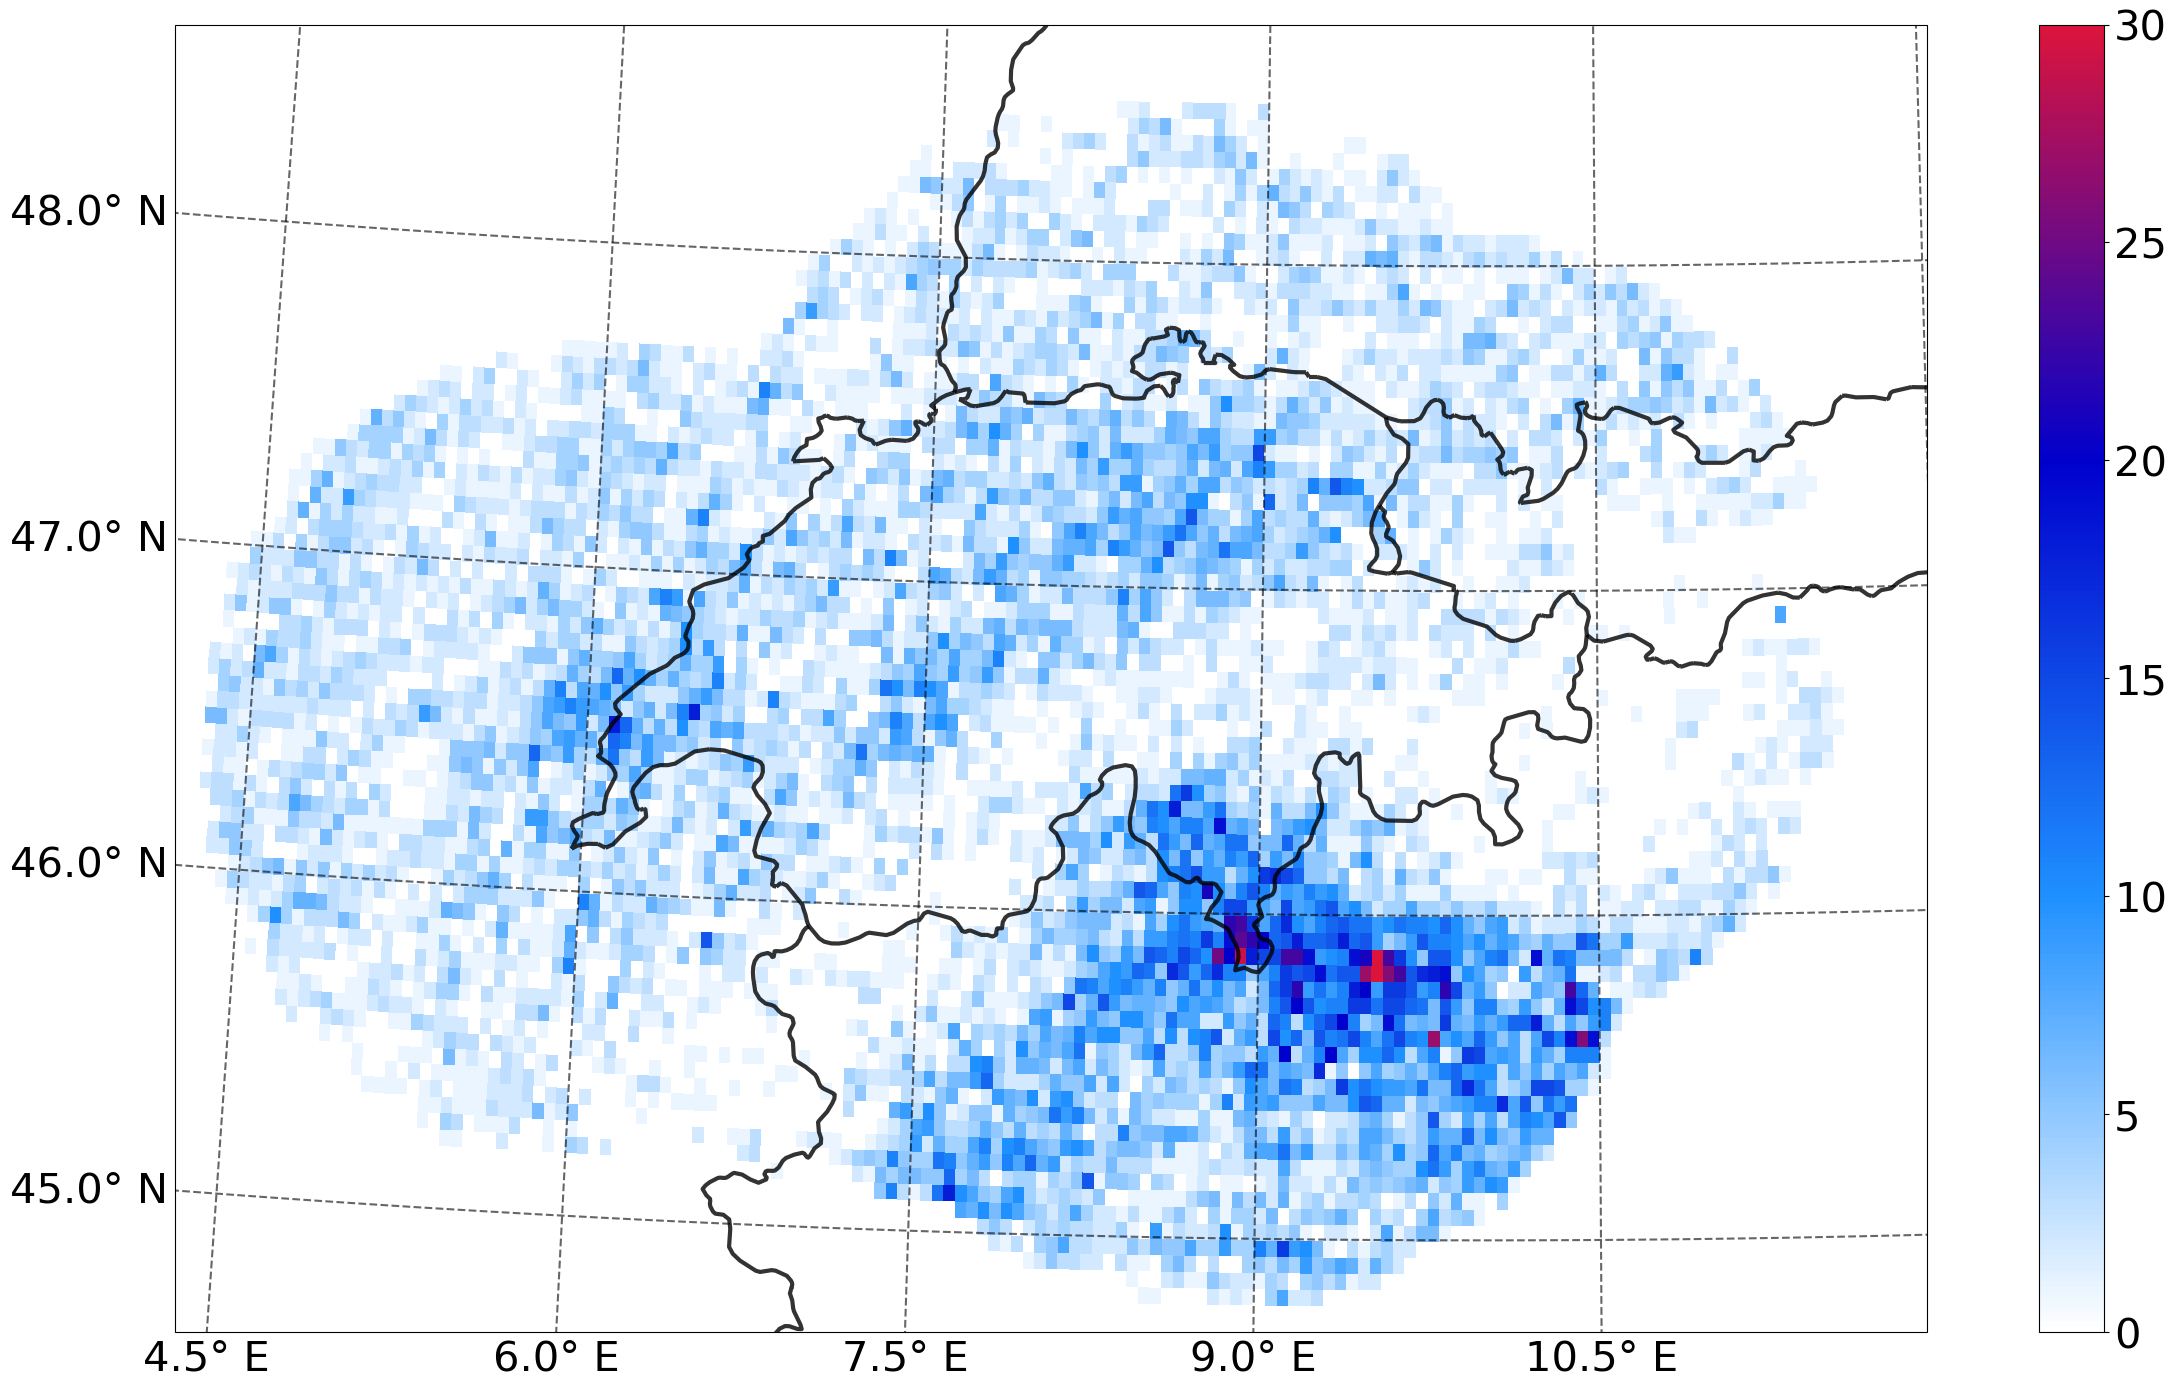
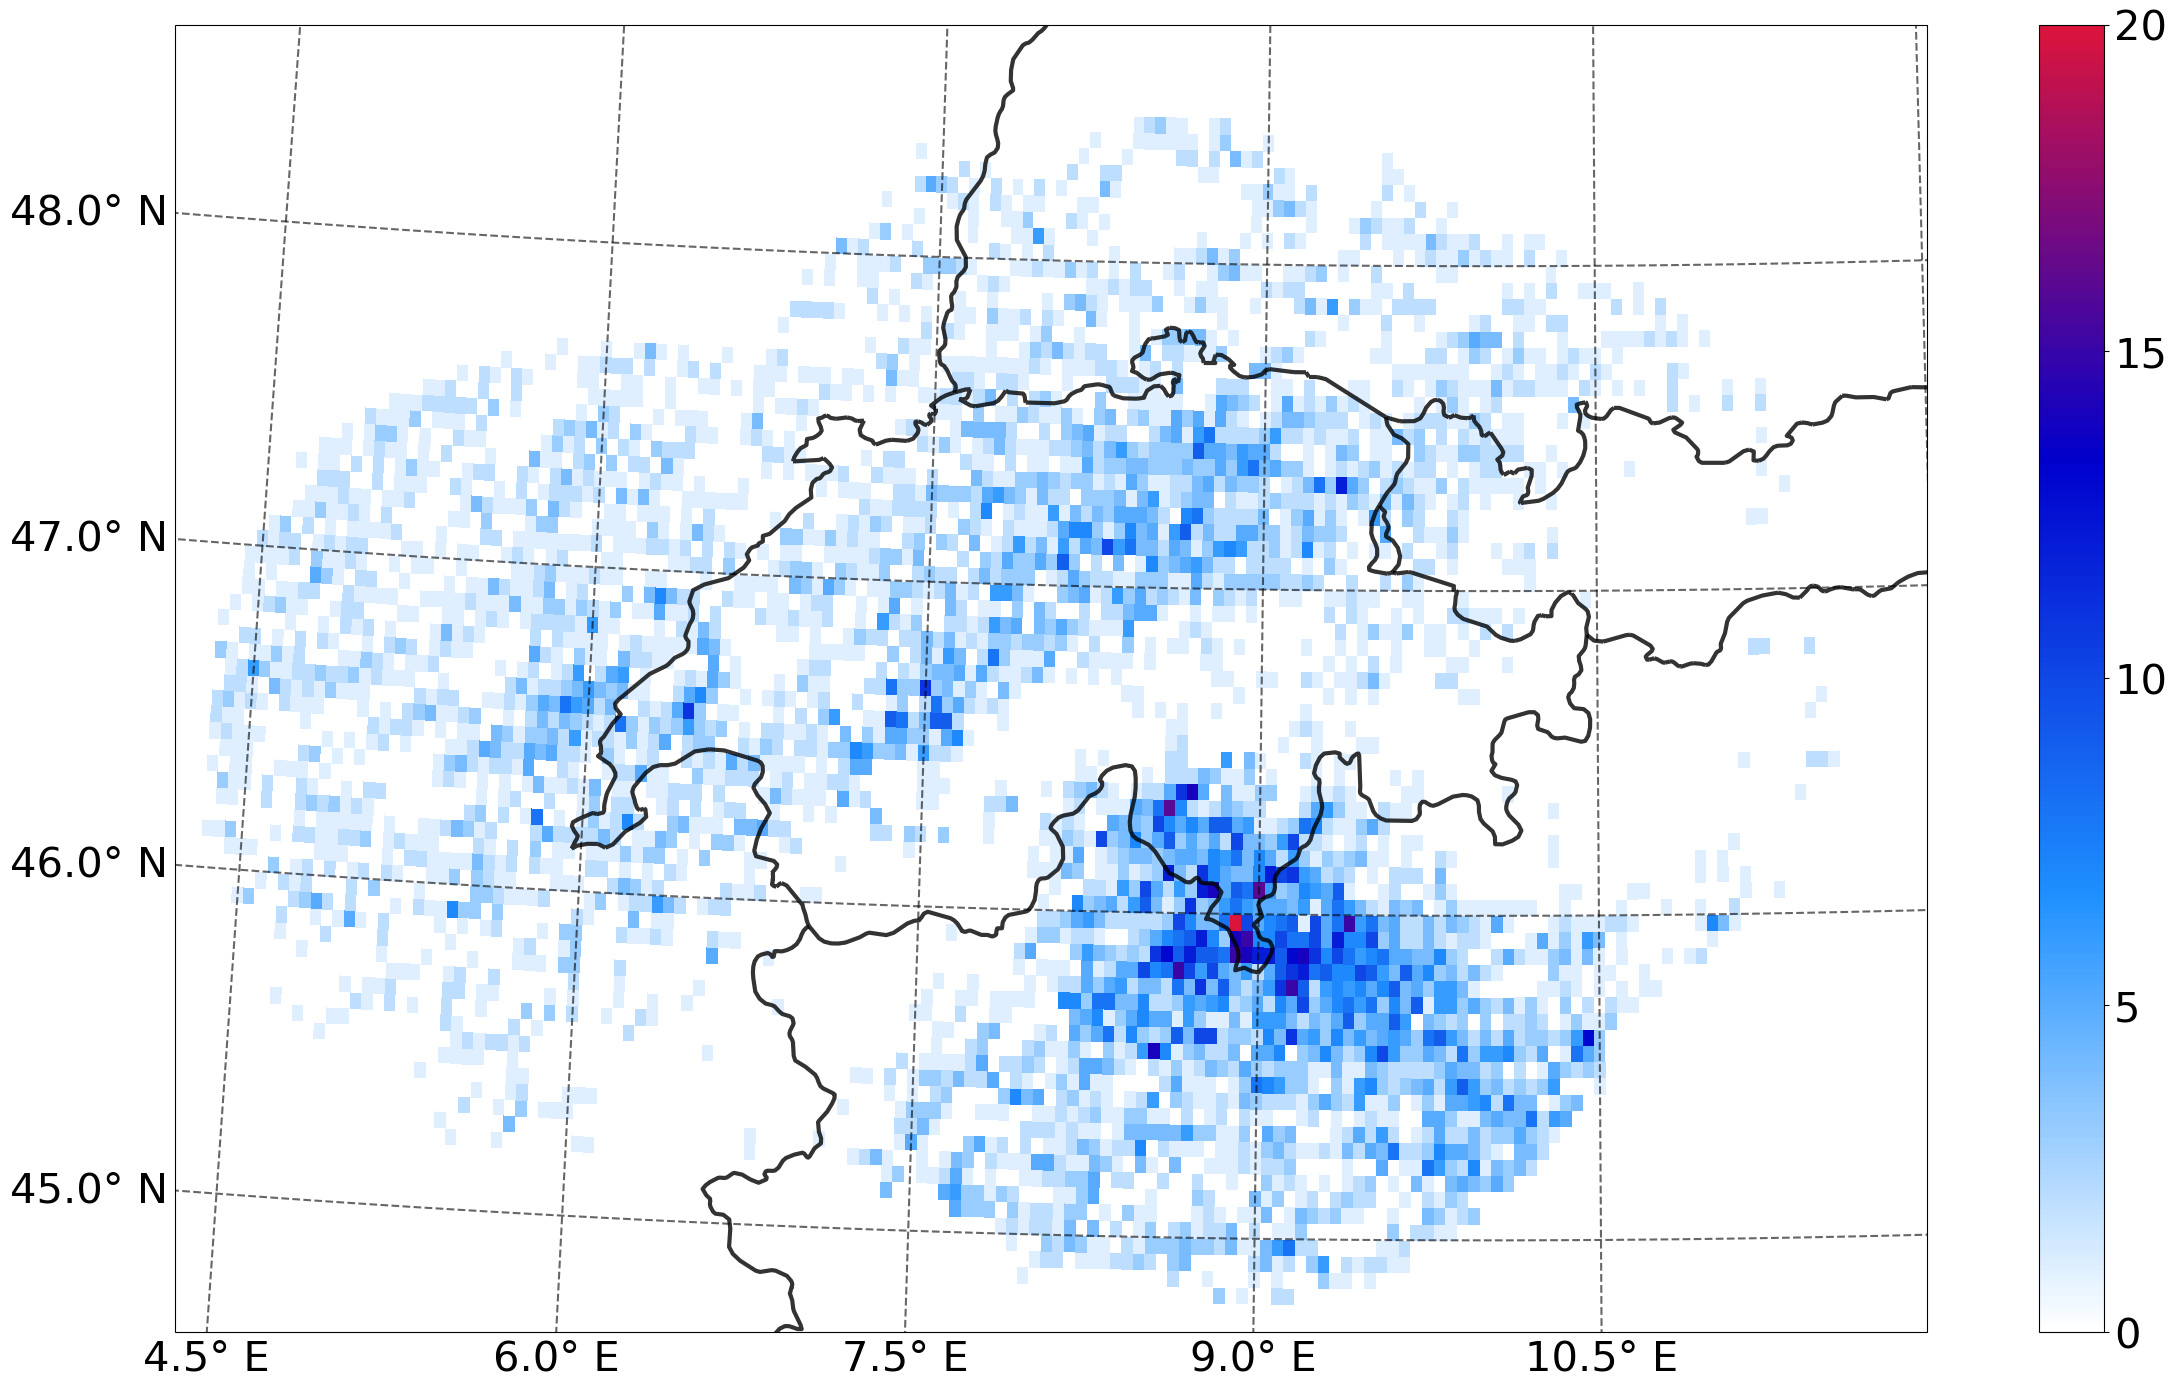
Code edit (unified diff) that turned the first committed figure into the second:
--- before
+++ after
@@ -64,3 +64,3 @@
 plt.tight_layout()
 
-plt.savefig('/users/fackerma/newproject1/figures/Paper/Clim_2.png', dpi=300)
+#plt.savefig('/users/fackerma/newproject1/figures/Paper/AA_Clim_2.pdf', bbox_inches='tight')

Commit: new commit